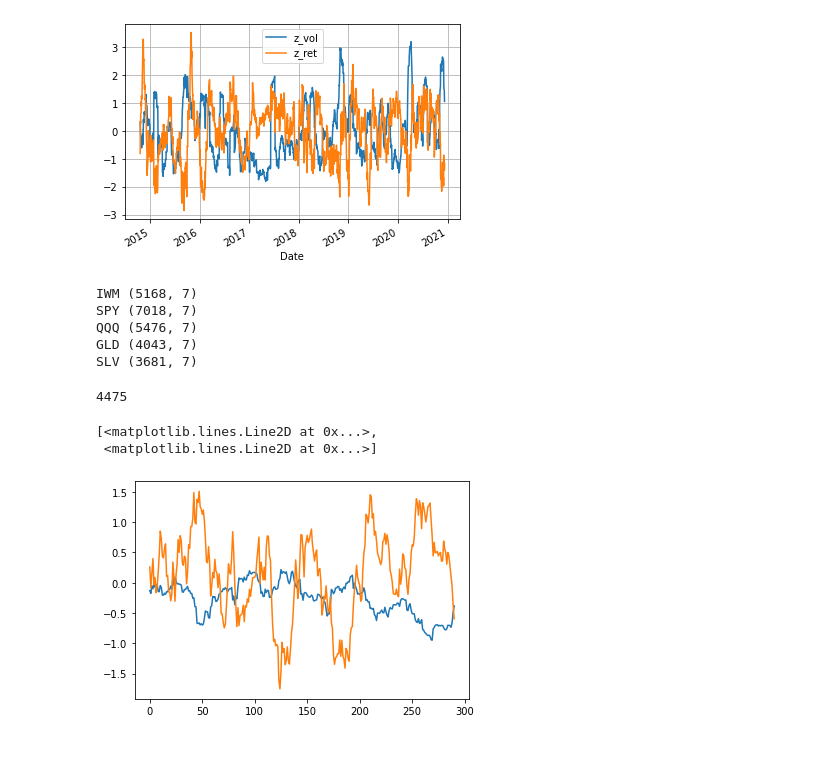
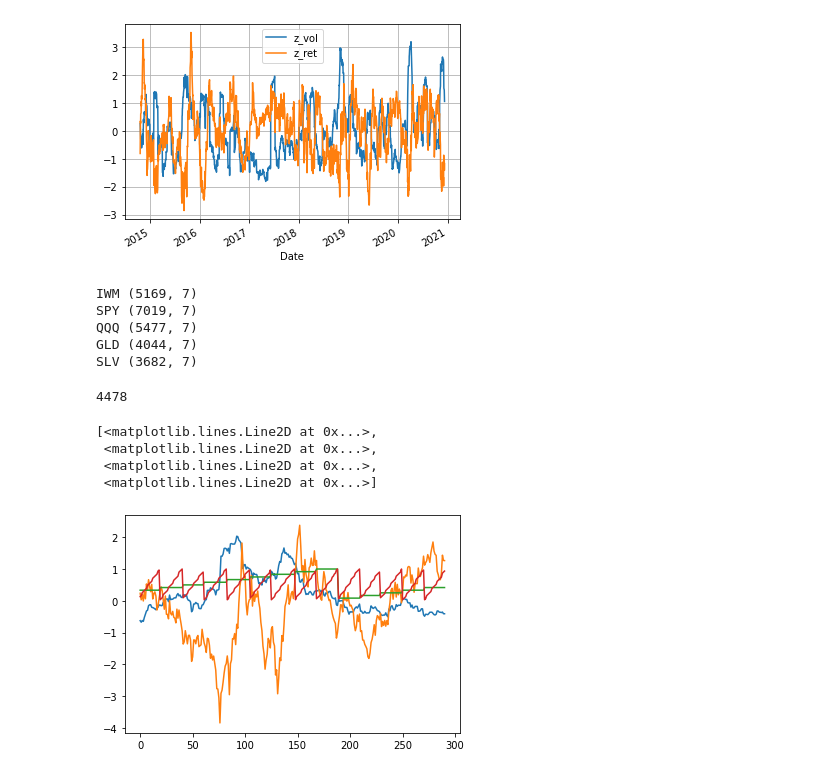
Before and after one commit to pangyuteng/public-misc, a Jupyter notebook: finance/ml/transformer.ipynb, the cells around one changed output. Saved outputs shown, nothing was run; the diff lists cells and outputs as text; code cells hidden in the pictures.

```diff
--- a/finance/ml/transformer.ipynb
+++ b/finance/ml/transformer.ipynb
@@ -41,13 +41,17 @@ plt.grid(True)
 def etl(history):
     df = pd.DataFrame()
     df['price'] = history.Close
+    df.index = history.index
     df['log_ret'] = np.log(df.price) - np.log(df.price.shift(1))
     df['ret_mean'] = df.log_ret.rolling(21).mean()
     df['hist_vol'] = df.log_ret.rolling(21).std()*np.sqrt(252)*100
     df = df.dropna()
     df['z_vol']=scipy.stats.zscore(df.hist_vol)
     df['z_ret']=scipy.stats.zscore(df.ret_mean)
-    return np.stack([df.z_vol.values,df.z_ret.values],axis=-1)
+    df['month']=df.index.month.values/12
+    df['day']=df.index.day.values/31
+    # add in interest rate.
+    return np.stack([df.z_vol.values,df.z_ret.values,df.month.values,df.day.values],axis=-1)
 
 look_back=252
 look_forward=40
@@ -56,7 +60,7 @@ def chunckify(arr):
     tmp_list = []
     for x in np.arange(total_days,arr.shape[0]-total_days,5):
         tmp = arr[x:x+total_days]
-        if tmp.shape != (total_days,2):
+        if tmp.shape != (total_days,4):
             continue
         tmp_list.append(tmp)
     return tmp_list
@@ -73,21 +77,23 @@ for ticker in ticker_list.tickers:
         tmp_list = chunckify(arr)
         final_list.extend(tmp_list)
 # %% [output]
-IWM (5168, 7)
-SPY (7018, 7)
-QQQ (5476, 7)
-GLD (4043, 7)
-SLV (3681, 7)
+IWM (5169, 7)
+SPY (7019, 7)
+QQQ (5477, 7)
+GLD (4044, 7)
+SLV (3682, 7)
 # %%
 len(final_list)
 # %% [output]
-4475
+4478
 # %%
-plt.plot(final_list[111])
+plt.plot(final_list[30])
 # %% [output]
 [<matplotlib.lines.Line2D at 0x...>,
+ <matplotlib.lines.Line2D at 0x...>,
+ <matplotlib.lines.Line2D at 0x...>,
  <matplotlib.lines.Line2D at 0x...>]
-[figure, old version]
+[figure, new version]
 # %%
 import tensorflow as tf
 #https://www.tensorflow.org/tutorials/text/transformer
```
Also changed, not shown: 5 other files.
